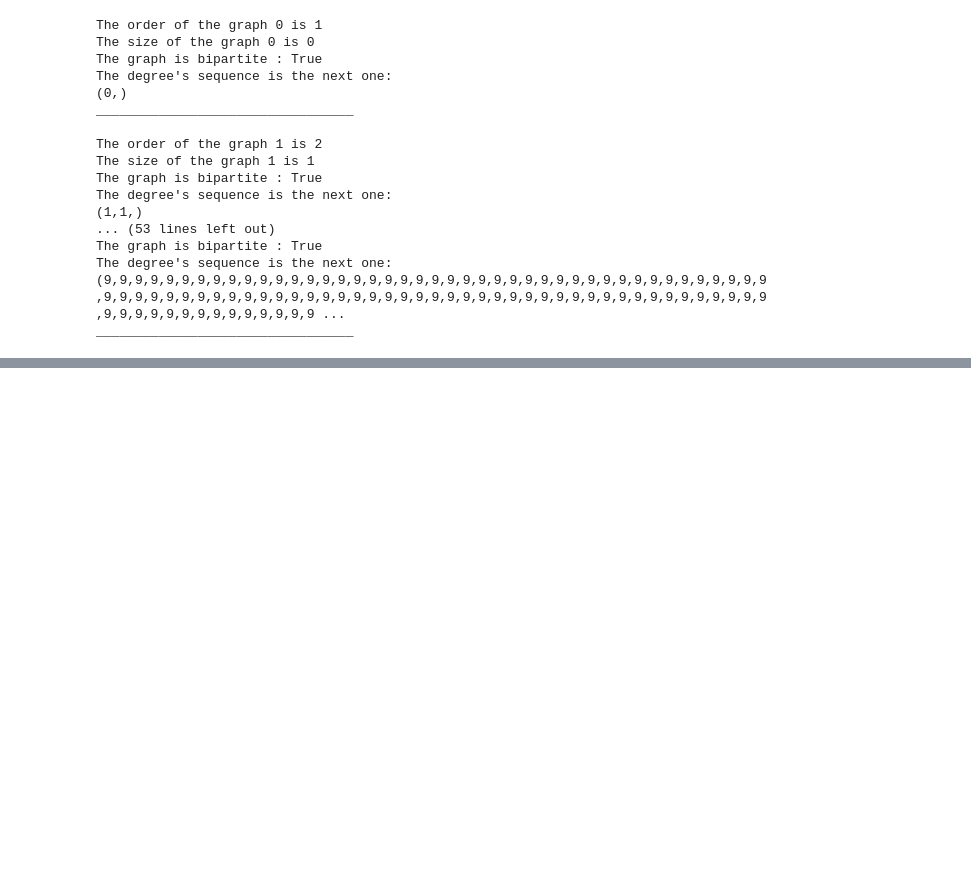
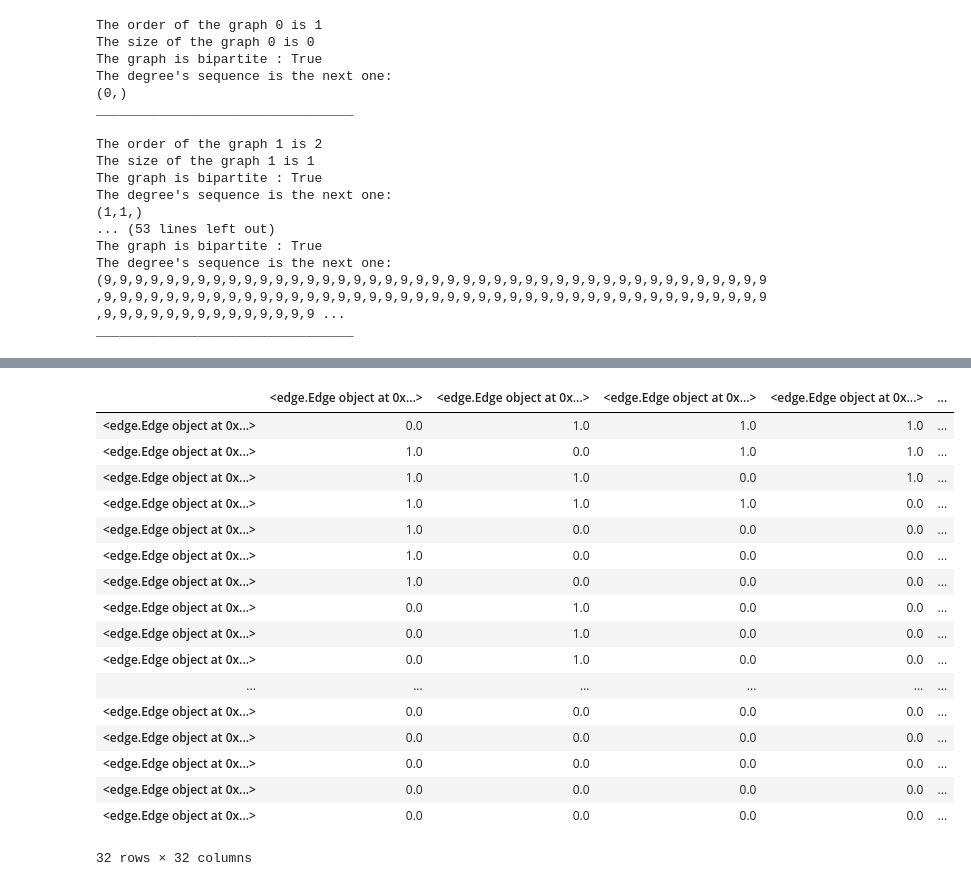
Before and after one commit to evanrock520-ciencias/GandG, a Jupyter notebook: Learning/Tasks/cubes.ipynb, the cells around one changed output, grey strips where cells are left out. Saved outputs shown, nothing was run; the diff lists cells and outputs as text; code cells hidden in the pictures; blank space fills up the shorter version.

Commit message:
feat: add lines graph function

```diff
--- a/Learning/Tasks/cubes.ipynb
+++ b/Learning/Tasks/cubes.ipynb
@@ -91,0 +88,23 @@ mtx
+# %%
+lines = cubes[4].lines_graph()
+lmtx = lines.build_adj_matrix()
+lmtx
+# %% [output]
+|  | <edge.Edge object at 0x...> | <edge.Edge object at 0x...> | <edge.Edge object at 0x...> | <edge.Edge object at 0x...> | ... |
+| <edge.Edge object at 0x...> | 0.0 | 1.0 | 1.0 | 1.0 | ... |
+| <edge.Edge object at 0x...> | 1.0 | 0.0 | 1.0 | 1.0 | ... |
+| <edge.Edge object at 0x...> | 1.0 | 1.0 | 0.0 | 1.0 | ... |
+| <edge.Edge object at 0x...> | 1.0 | 1.0 | 1.0 | 0.0 | ... |
+| <edge.Edge object at 0x...> | 1.0 | 0.0 | 0.0 | 0.0 | ... |
+| <edge.Edge object at 0x...> | 1.0 | 0.0 | 0.0 | 0.0 | ... |
+| <edge.Edge object at 0x...> | 1.0 | 0.0 | 0.0 | 0.0 | ... |
+| <edge.Edge object at 0x...> | 0.0 | 1.0 | 0.0 | 0.0 | ... |
+| <edge.Edge object at 0x...> | 0.0 | 1.0 | 0.0 | 0.0 | ... |
+| <edge.Edge object at 0x...> | 0.0 | 1.0 | 0.0 | 0.0 | ... |
+| ... | ... | ... | ... | ... | ... |
+| <edge.Edge object at 0x...> | 0.0 | 0.0 | 0.0 | 0.0 | ... |
+| <edge.Edge object at 0x...> | 0.0 | 0.0 | 0.0 | 0.0 | ... |
+| <edge.Edge object at 0x...> | 0.0 | 0.0 | 0.0 | 0.0 | ... |
+| <edge.Edge object at 0x...> | 0.0 | 0.0 | 0.0 | 0.0 | ... |
+| <edge.Edge object at 0x...> | 0.0 | 0.0 | 0.0 | 0.0 | ... |
+32 rows × 32 columns
```
Also changed, not shown: parts of 2 cells of this notebook, 3 other files.
